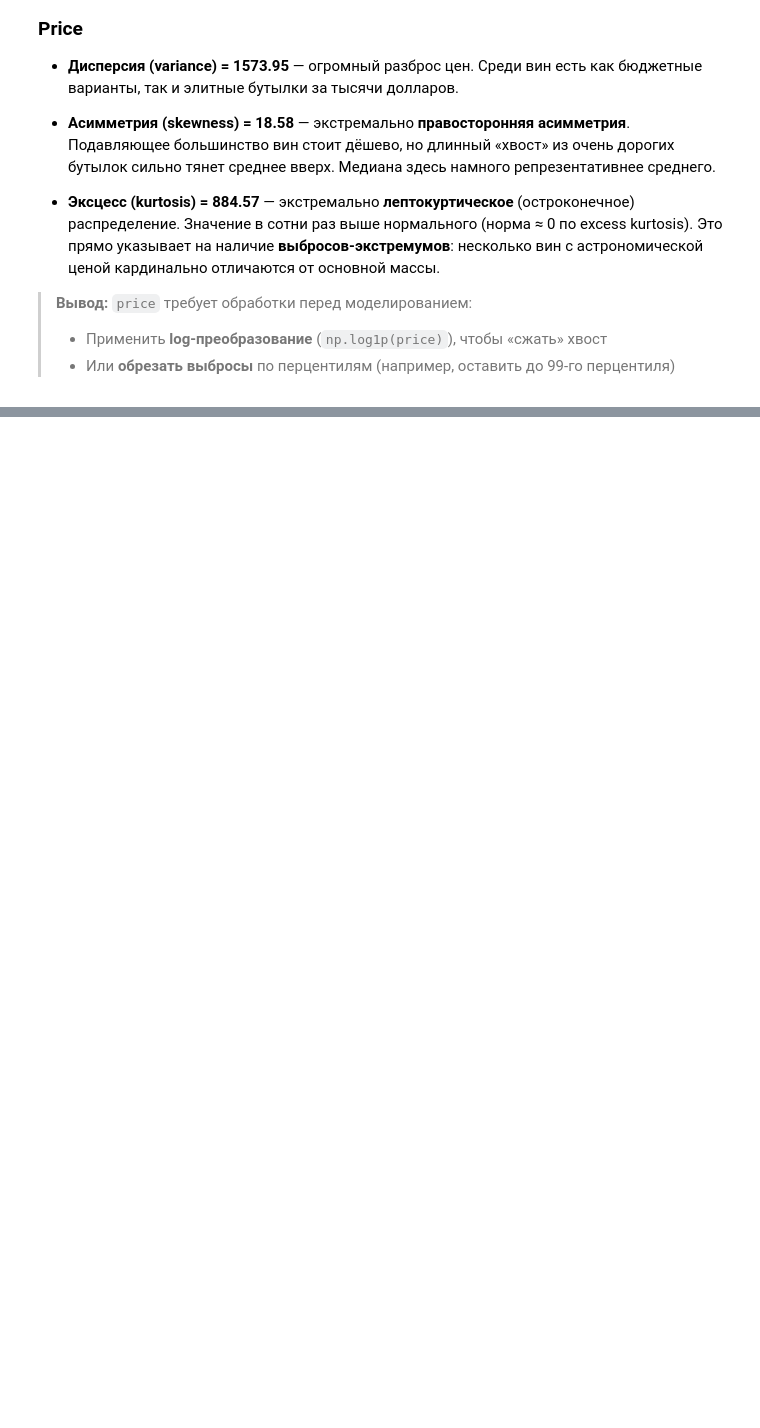
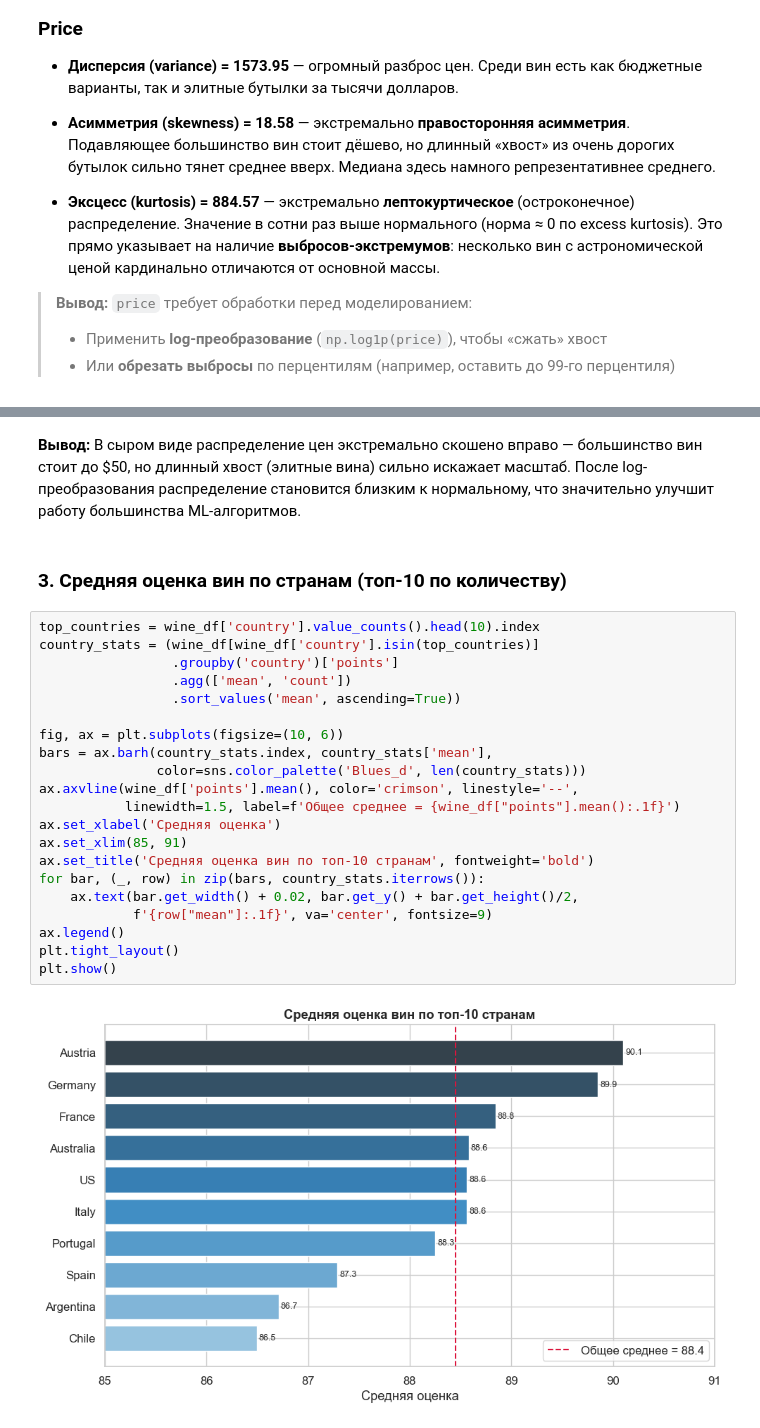
Before and after one commit to EcLerk/ml-course-homeworks, a Jupyter notebook: hw02_eda/hw02_eda.ipynb, the cells around one changed output, grey strips where cells are left out. Drawn from its saved outputs; the diff is of its cells as text; blank space fills up the shorter version.

```diff
--- a/hw02_eda/hw02_eda.ipynb
+++ b/hw02_eda/hw02_eda.ipynb
@@ -277,0 +420,30 @@ display(stats)
+# %% [markdown]
+**Вывод:** В сыром виде распределение цен экстремально скошено вправо — большинство вин стоит до \$50,
+но длинный хвост (элитные вина) сильно искажает масштаб.
+После log-преобразования распределение становится близким к нормальному,
+что значительно улучшит работу большинства ML-алгоритмов.
+# %% [markdown]
+### 3. Средняя оценка вин по странам (топ-10 по количеству)
+# %%
+top_countries = wine_df['country'].value_counts().head(10).index
+country_stats = (wine_df[wine_df['country'].isin(top_countries)]
+                 .groupby('country')['points']
+                 .agg(['mean', 'count'])
+                 .sort_values('mean', ascending=True))
+
+fig, ax = plt.subplots(figsize=(10, 6))
+bars = ax.barh(country_stats.index, country_stats['mean'],
+               color=sns.color_palette('Blues_d', len(country_stats)))
+ax.axvline(wine_df['points'].mean(), color='crimson', linestyle='--',
+           linewidth=1.5, label=f'Общее среднее = {wine_df["points"].mean():.1f}')
+ax.set_xlabel('Средняя оценка')
+ax.set_xlim(85, 91)
+ax.set_title('Средняя оценка вин по топ-10 странам', fontweight='bold')
+for bar, (_, row) in zip(bars, country_stats.iterrows()):
+    ax.text(bar.get_width() + 0.02, bar.get_y() + bar.get_height()/2,
+            f'{row["mean"]:.1f}', va='center', fontsize=9)
+ax.legend()
+plt.tight_layout()
+plt.show()
+# %% [output]
+[figure, added]
```
Also changed, not shown: parts of 23 cells of this notebook, 2 other files.
